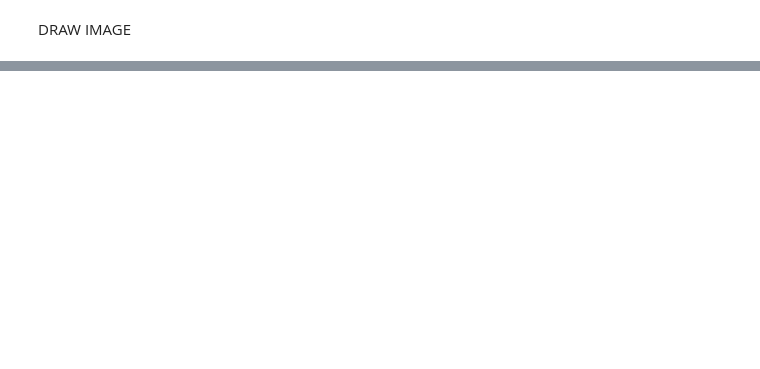
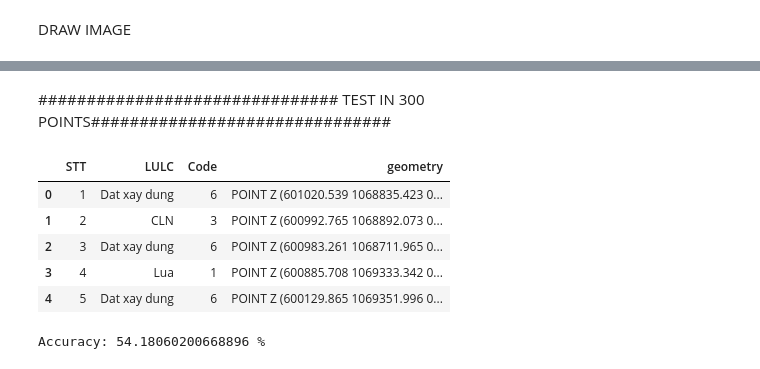
Before and after one commit to minhify/CTU-CSIROBoeingPhase5, a Jupyter notebook: predict.ipynb, the cells around one changed output, grey strips where cells are left out. Drawn from its saved outputs; the diff is of its cells as text; code cells hidden in the pictures; blank space fills up the shorter version.

```diff
--- a/predict.ipynb
+++ b/predict.ipynb
@@ -258,0 +261,14 @@ region_result.rio.to_raster("output.classified_results/classidied_rf.tif")
+# %% [markdown]
+###############################
+TEST IN 300 POINTS###############################
+# %%
+geo_path = "input/train_points/300/ThuanHoa_DKS_Kappa_new.shp"
+points_label = load_data_geo(geo_path)
+points_label.head()
+# %% [output]
+|  | STT | LULC | Code | geometry |
+| 0 | 1 | Dat xay dung | 6 | POINT Z (601020.539 1068835.423 0... |
+| 1 | 2 | CLN | 3 | POINT Z (600992.765 1068892.073 0... |
+| 2 | 3 | Dat xay dung | 6 | POINT Z (600983.261 1068711.965 0... |
+| 3 | 4 | Lua | 1 | POINT Z (600885.708 1069333.342 0... |
+| 4 | 5 | Dat xay dung | 6 | POINT Z (600129.865 1069351.996 0... |
@@ -259,3 +297,8 @@ region_result.rio.to_raster("output.classified_results/classidied_rf.tif")
+# %%
+acc = accuracy_score(preds, labels)
+print(f"Accuracy: {acc*100} %")
+# %% [output]
+Accuracy: 54.18060200668896 %
 # %%
 client.close()
 cluster.close()
```
Also changed, not shown: parts of 19 cells of this notebook, 7 other files.
